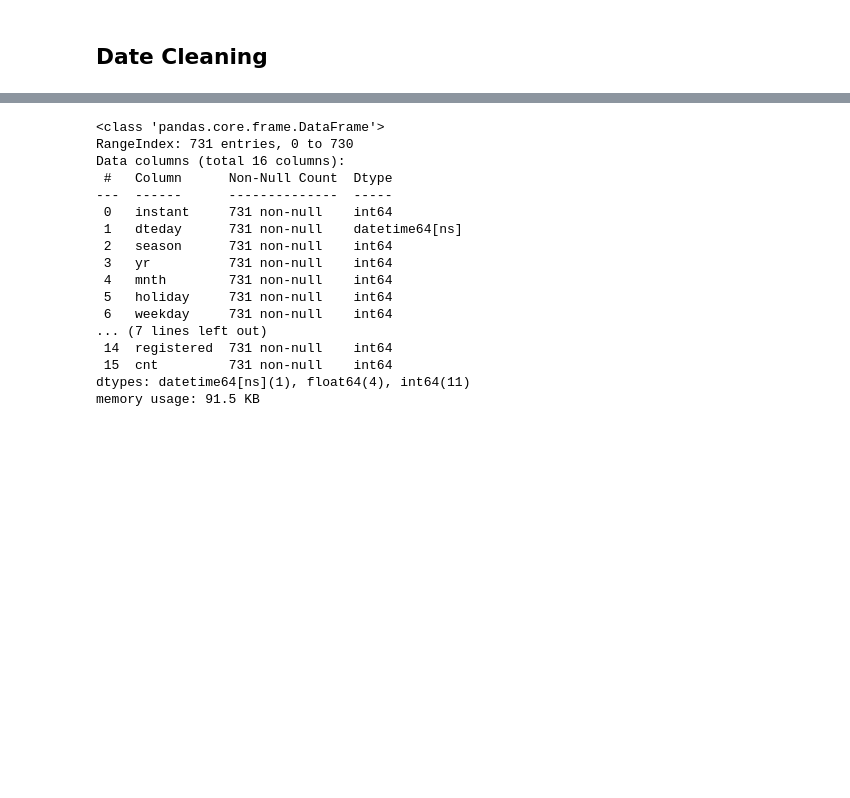
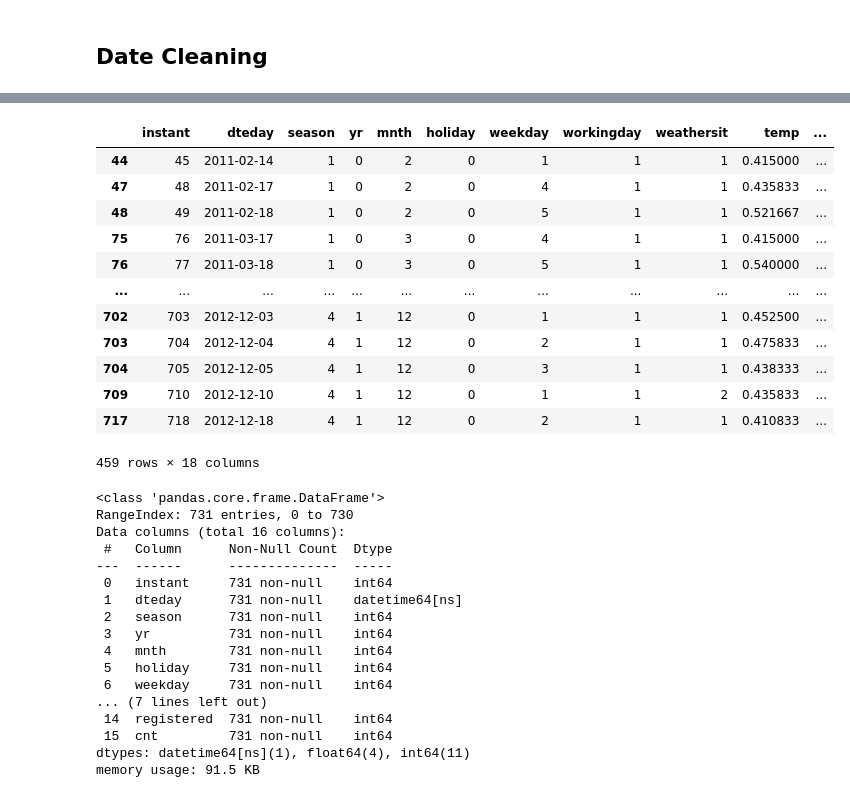
Before and after one commit to cukiprit/Submission-Dicoding-Data-Analysis, a Jupyter notebook: main.ipynb, the cells around one changed output, grey strips where cells are left out. Cells and saved outputs as stored; diff of their text form; code cells hidden in the pictures; blank space fills up the shorter version.

```diff
--- a/main.ipynb
+++ b/main.ipynb
@@ -77,0 +103,16 @@ day_df["dteday"] = pd.to_datetime(day_df["dteday"])
+# %%
+day_df[day_df['temp'] > 0.41]
+# %% [output]
+|  | instant | dteday | season | yr | mnth | holiday | weekday | workingday | weathersit | temp | ... |
+| 44 | 45 | 2011-02-14 | 1 | 0 | 2 | 0 | 1 | 1 | 1 | 0.415000 | ... |
+| 47 | 48 | 2011-02-17 | 1 | 0 | 2 | 0 | 4 | 1 | 1 | 0.435833 | ... |
+| 48 | 49 | 2011-02-18 | 1 | 0 | 2 | 0 | 5 | 1 | 1 | 0.521667 | ... |
+| 75 | 76 | 2011-03-17 | 1 | 0 | 3 | 0 | 4 | 1 | 1 | 0.415000 | ... |
+| 76 | 77 | 2011-03-18 | 1 | 0 | 3 | 0 | 5 | 1 | 1 | 0.540000 | ... |
+| ... | ... | ... | ... | ... | ... | ... | ... | ... | ... | ... | ... |
+| 702 | 703 | 2012-12-03 | 4 | 1 | 12 | 0 | 1 | 1 | 1 | 0.452500 | ... |
+| 703 | 704 | 2012-12-04 | 4 | 1 | 12 | 0 | 2 | 1 | 1 | 0.475833 | ... |
+| 704 | 705 | 2012-12-05 | 4 | 1 | 12 | 0 | 3 | 1 | 1 | 0.438333 | ... |
+| 709 | 710 | 2012-12-10 | 4 | 1 | 12 | 0 | 1 | 1 | 2 | 0.435833 | ... |
+| 717 | 718 | 2012-12-18 | 4 | 1 | 12 | 0 | 2 | 1 | 1 | 0.410833 | ... |
+459 rows × 18 columns
```
Also changed, not shown: parts of 3 cells of this notebook, 3 other files.
